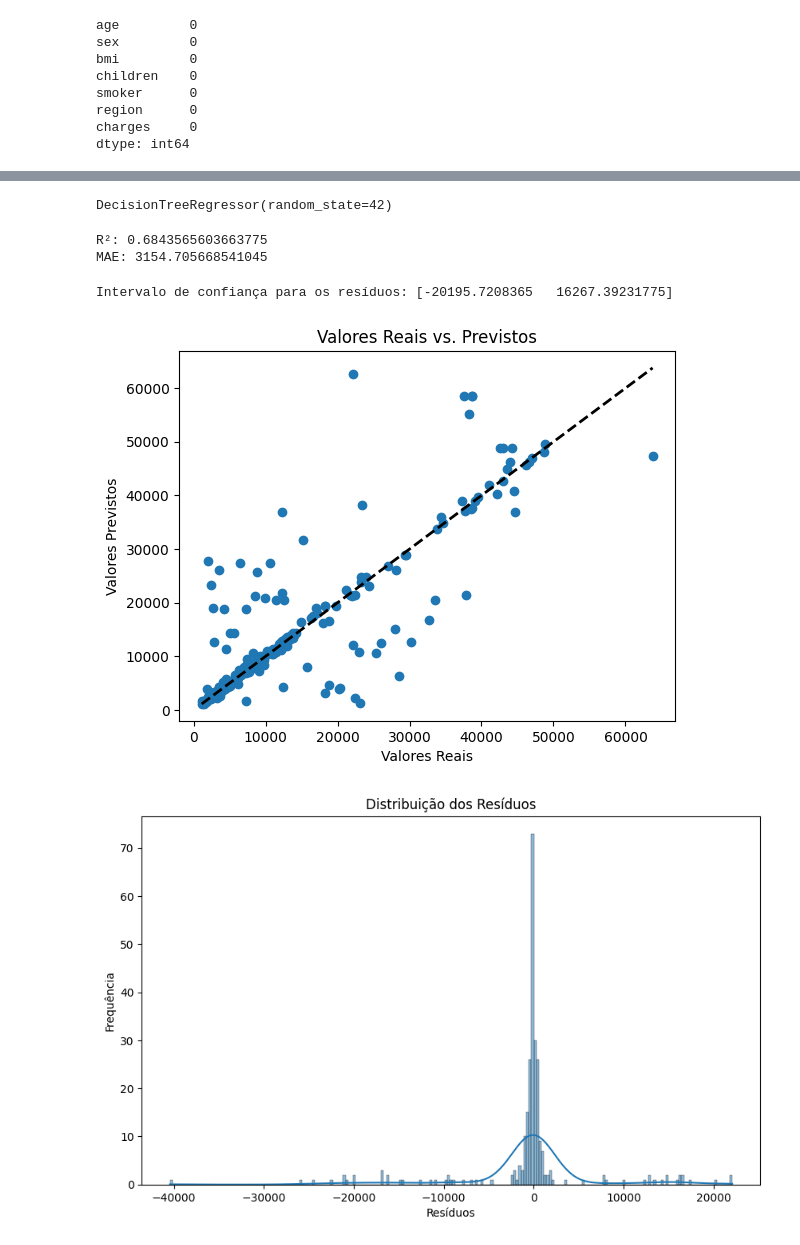
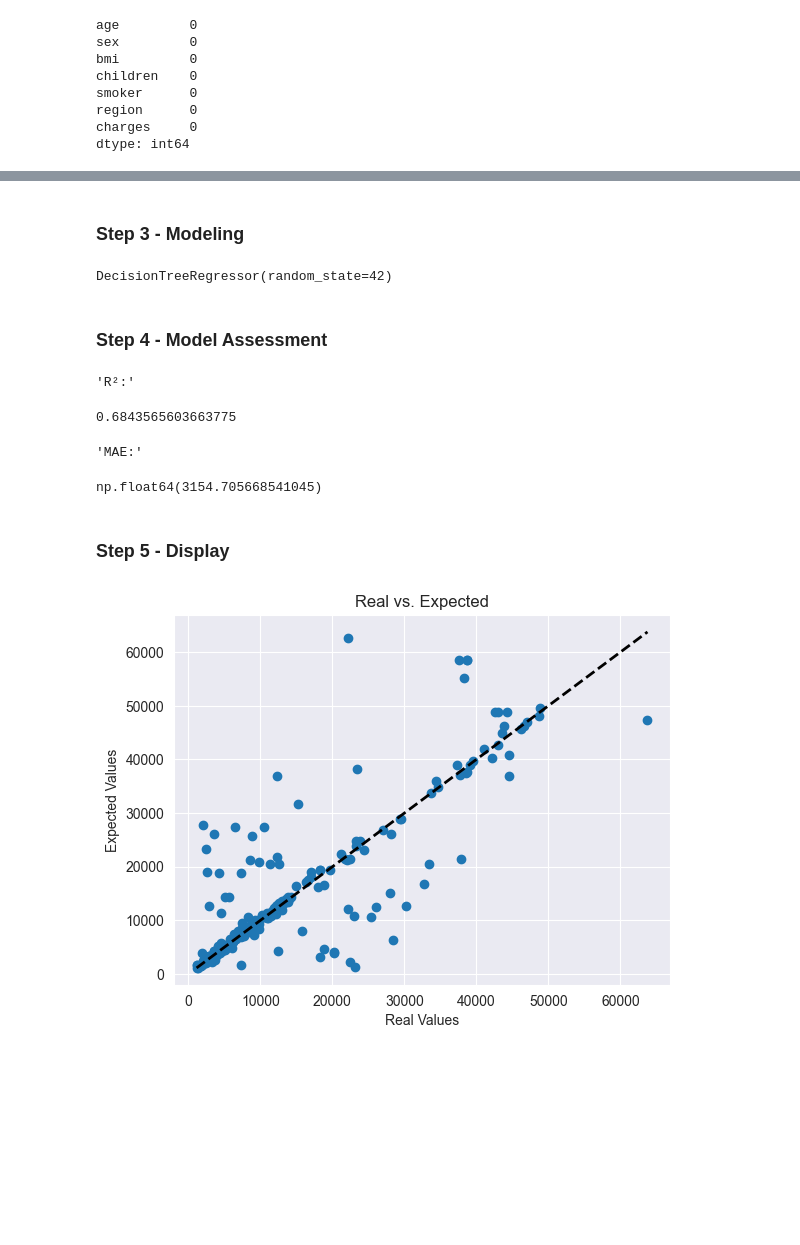
Before and after one commit to d-klotz/tech-challenge-fiap, a Jupyter notebook: DecisionTrees.ipynb, the cells around one changed output, grey strips where cells are left out. Cells and saved outputs as stored; diff of their text form; code cells hidden in the pictures; blank space fills up the shorter version.

```diff
--- a/DecisionTrees.ipynb
+++ b/DecisionTrees.ipynb
@@ -102 +104,3 @@ X_train, X_test, y_train, y_test = train_test_split(X, y, test_size=0.2, random_
+# %% [markdown]
+### Step 3 - Modeling
 # %%
@@ -116,49 +119,32 @@ model = DecisionTreeRegressor(random_state=42)
 model.fit(X_train, y_train)
 # %% [output]
 DecisionTreeRegressor(random_state=42)
+# %% [markdown]
+### Step 4 - Model Assessment
 # %%
-# Item 4 - Avaliação do Modelo
+# Item 4 - Mode Evaluation
 
 from sklearn.metrics import mean_absolute_error, r2_score
 
-# Previsões
+# Predictions
 y_pred = model.predict(X_test)
 
-# Avaliação
-print("R²:", r2_score(y_test, y_pred))
-print("MAE:", mean_absolute_error(y_test, y_pred))
+# Assessment
+display("R²:", r2_score(y_test, y_pred))
+display("MAE:", mean_absolute_error(y_test, y_pred))
 # %% [output]
-R²: 0.6843565603663775
-MAE: 3154.705668541045
+'R²:'
+0.6843565603663775
+'MAE:'
+np.float64(3154.705668541045)
-# %%
-import numpy as np
-
-# Cálculo de intervalos de confiança
-residuals = y_test - y_pred
-conf_interval = np.percentile(residuals, [2.5, 97.5])
-print(f"Intervalo de confiança para os resíduos: {conf_interval}")
-# %% [output]
-Intervalo de confiança para os resíduos: [-20195.7208365   16267.39231775]
+# %% [markdown]
+### Step 5 - Display
 # %%
-# Item 5 - Exibição
 plt.scatter(y_test, y_pred)
 plt.plot([y_test.min(), y_test.max()], [y_test.min(), y_test.max()], 'k--', lw=2)
-plt.xlabel('Valores Reais')
-plt.ylabel('Valores Previstos')
-plt.title('Valores Reais vs. Previstos')
+plt.xlabel('Real Values')
+plt.ylabel('Expected Values')
+plt.title('Real vs. Expected')
 plt.show()
 # %% [output]
-[figure, old version]
+[figure, new version]
-# %%
-# Calculando os resíduos (diferença entre valores reais e previstos)
-residuals = y_test - y_pred
-
-# Plotando o histograma dos resíduos
-plt.figure(figsize=(10,6))
-sns.histplot(residuals, kde=True)
-plt.title('Distribuição dos Resíduos')
-plt.xlabel('Resíduos')
-plt.ylabel('Frequência')
-plt.show()
-# %% [output]
-[figure, removed]
```
Also changed, not shown: parts of 20 cells of this notebook, 2 other files.
